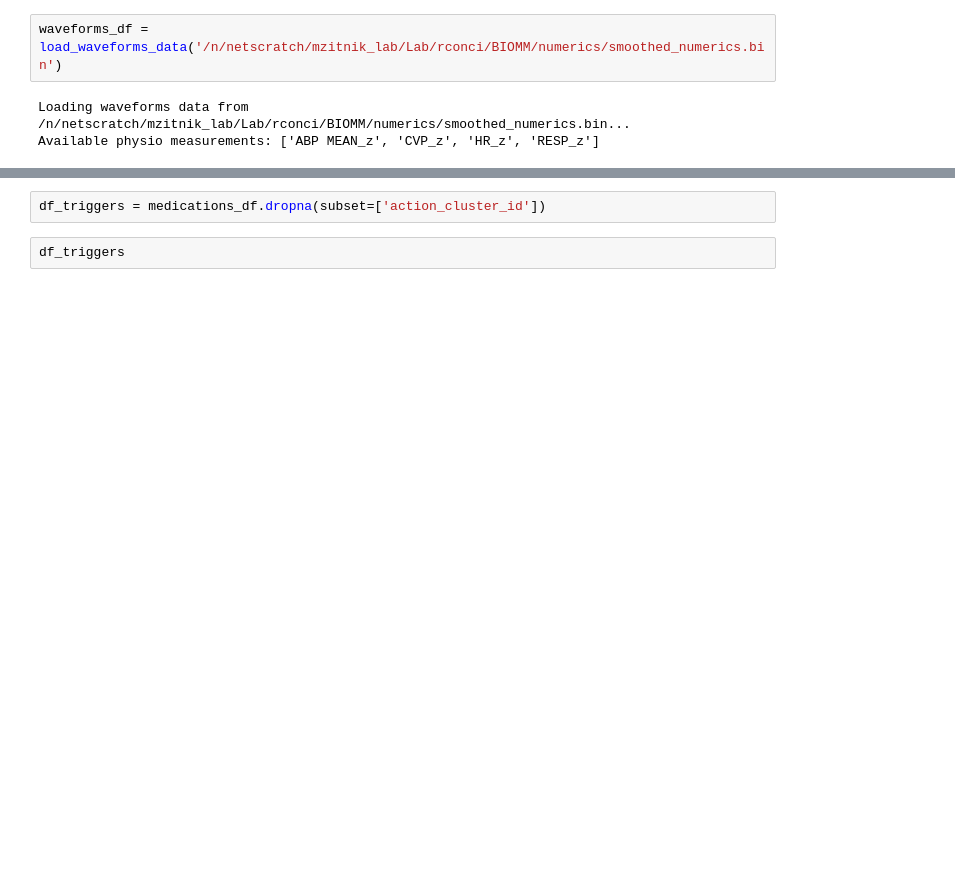
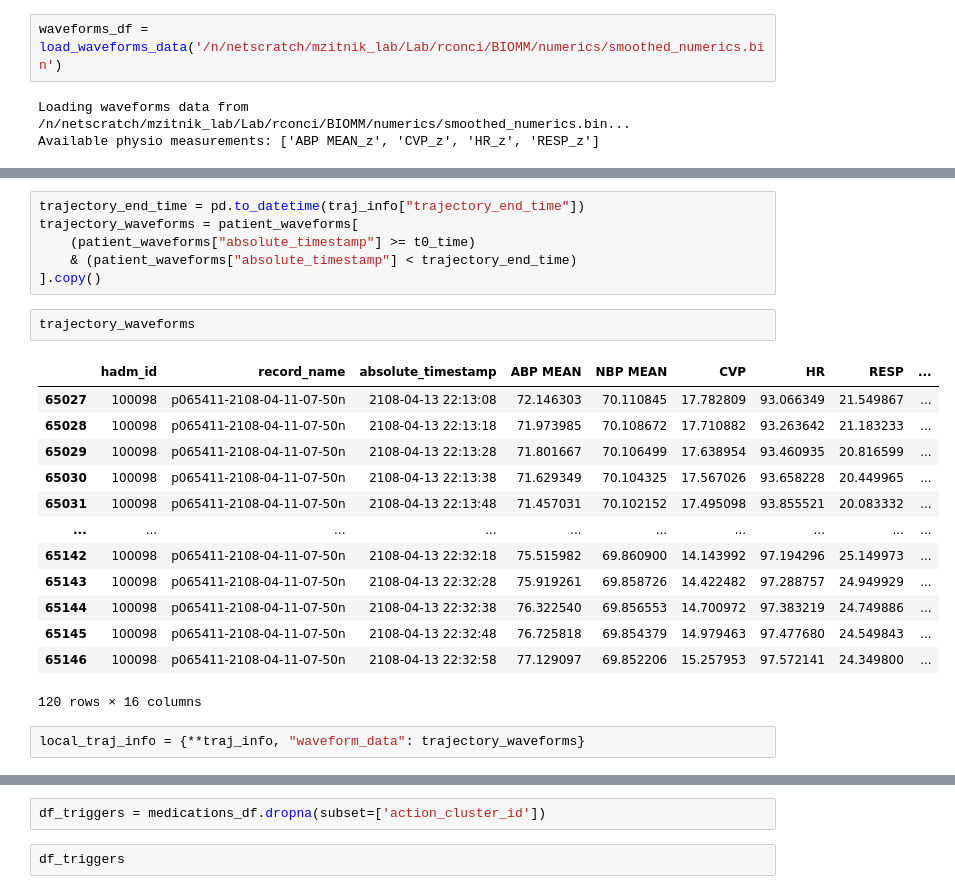
Before and after one commit to rickconci/Counterfactual_ICU, a Jupyter notebook: src_new/models/test.ipynb, the cells around one changed output, grey strips where cells are left out. Drawn from its saved outputs; the diff is of its cells as text; blank space fills up the shorter version.

```diff
--- a/src_new/models/test.ipynb
+++ b/src_new/models/test.ipynb
@@ -216,0 +359,24 @@ waveforms_df.head()
+# %%
+trajectory_end_time = pd.to_datetime(traj_info["trajectory_end_time"])
+trajectory_waveforms = patient_waveforms[
+    (patient_waveforms["absolute_timestamp"] >= t0_time)
+    & (patient_waveforms["absolute_timestamp"] < trajectory_end_time)
+].copy()
+# %%
+trajectory_waveforms
+# %% [output]
+|  | hadm_id | record_name | absolute_timestamp | ABP MEAN | NBP MEAN | CVP | HR | RESP | ... |
+| 65027 | 100098 | p065411-2108-04-11-07-50n | 2108-04-13 22:13:08 | 72.146303 | 70.110845 | 17.782809 | 93.066349 | 21.549867 | ... |
+| 65028 | 100098 | p065411-2108-04-11-07-50n | 2108-04-13 22:13:18 | 71.973985 | 70.108672 | 17.710882 | 93.263642 | 21.183233 | ... |
+| 65029 | 100098 | p065411-2108-04-11-07-50n | 2108-04-13 22:13:28 | 71.801667 | 70.106499 | 17.638954 | 93.460935 | 20.816599 | ... |
+| 65030 | 100098 | p065411-2108-04-11-07-50n | 2108-04-13 22:13:38 | 71.629349 | 70.104325 | 17.567026 | 93.658228 | 20.449965 | ... |
+| 65031 | 100098 | p065411-2108-04-11-07-50n | 2108-04-13 22:13:48 | 71.457031 | 70.102152 | 17.495098 | 93.855521 | 20.083332 | ... |
+| ... | ... | ... | ... | ... | ... | ... | ... | ... | ... |
+| 65142 | 100098 | p065411-2108-04-11-07-50n | 2108-04-13 22:32:18 | 75.515982 | 69.860900 | 14.143992 | 97.194296 | 25.149973 | ... |
+| 65143 | 100098 | p065411-2108-04-11-07-50n | 2108-04-13 22:32:28 | 75.919261 | 69.858726 | 14.422482 | 97.288757 | 24.949929 | ... |
+| 65144 | 100098 | p065411-2108-04-11-07-50n | 2108-04-13 22:32:38 | 76.322540 | 69.856553 | 14.700972 | 97.383219 | 24.749886 | ... |
+| 65145 | 100098 | p065411-2108-04-11-07-50n | 2108-04-13 22:32:48 | 76.725818 | 69.854379 | 14.979463 | 97.477680 | 24.549843 | ... |
+| 65146 | 100098 | p065411-2108-04-11-07-50n | 2108-04-13 22:32:58 | 77.129097 | 69.852206 | 15.257953 | 97.572141 | 24.349800 | ... |
+120 rows × 16 columns
+# %%
+local_traj_info = {**traj_info, "waveform_data": trajectory_waveforms}
```
Also changed, not shown: parts of 28 cells of this notebook, 5 other files.
